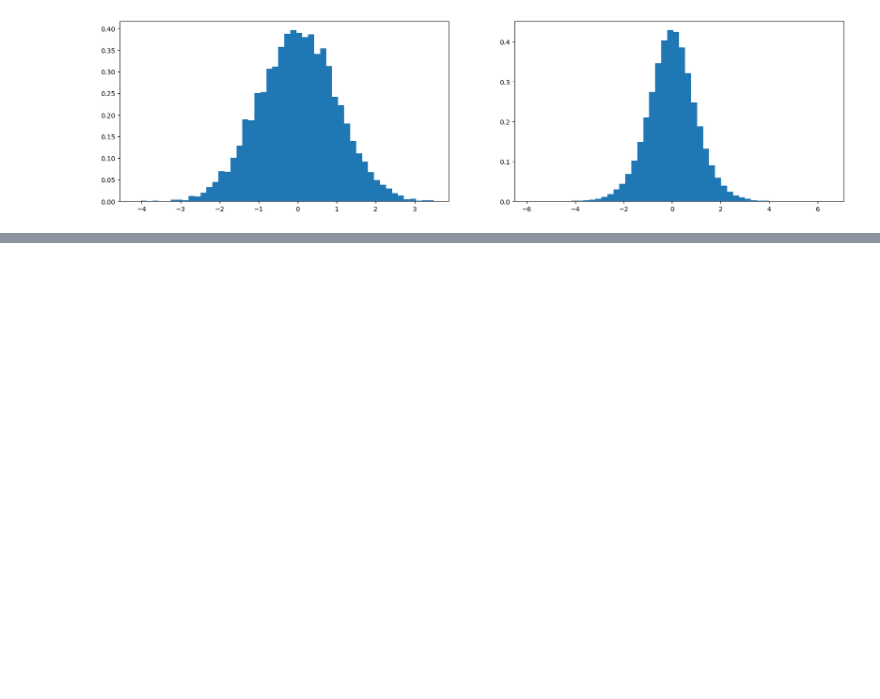
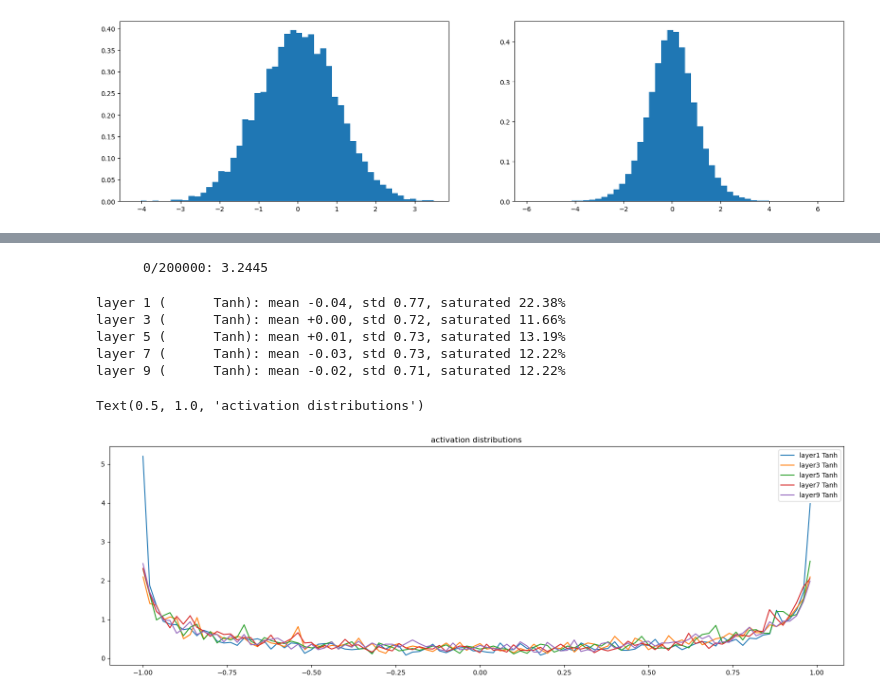
Before and after one commit to MaolinSun32/nn-zero-to-hero-sml, a Jupyter notebook: notebooks/4-th.ipynb, the cells around one changed output, grey strips where cells are left out. Cells and saved outputs as stored; diff of their text form; code cells hidden in the pictures; blank space fills up the shorter version.

```diff
--- a/notebooks/4-th.ipynb
+++ b/notebooks/4-th.ipynb
@@ -408,0 +519,67 @@ tensor(-0.0020) tensor(1.0055)
+# %%
+# same optimization as last time
+max_steps = 200000
+batch_size = 32
+lossi = []
+ud=[]
+
+for i in range(max_steps):
+    # minibatch construct
+    ix = torch.randint(0, Xtr.shape[0], (batch_size,), generator=g)
+    Xb, Yb = Xtr[ix], Ytr[ix] # batch X,Y
+
+    # forward pass
+    emb = C[Xb] # embed the characters into vectors, (batch_size, block_size, n_embd)
+    x = emb.view(emb.shape[0], -1) # concatenate the vectors, (batch_size, block_size*n_embd)
+    for layer in layers:
+        x = layer(x)
+    loss=F.cross_entropy(x, Yb) # loss function
+
+    # backward pass
+    for layer in layers:
+        layer.out.retain_grad() # retain intermediate activations for backward pass
+    for p in parameters:
+        p.grad = None
+    loss.backward()
+
+    # update
+    lr = 0.1 if i < 100000 else 0.01 # learning rate decay
+    for p in parameters:
+        p.data += -lr * p.grad
+
+    # track stats
+    if i % 10000 == 0:
+        print(f'{i:7d}/{max_steps}: {loss.item():.4f}')
+    lossi.append(loss.item())
+
+    with torch.no_grad():
+        ud.append([lr*p.grad.std()/p.data.std().log10().item() for p in parameters])
+
+    if i>1000:
+        break
+# %% [output]
+      0/200000: 3.2445
+# %%
+# visualize histograms
+plt.figure(figsize=(20,6))
+legend = []
+
+for i, layer in enumerate(layers[:-1]):
+    if isinstance(layer, Tanh):
+        t=layer.out
+        print('layer %d (%10s): mean %+.2f, std %.2f, saturated %.2f%%' % (
+            i, layer.__class__.__name__, t.mean(), t.std(), (t.abs()>0.97).float().mean()*100
+        ))
+        hy, hx = torch.histogram(t, density=True)
+        plt.plot(hx[:-1].detach(), hy.detach())
+        legend.append(f'layer{i} {layer.__class__.__name__}')
+plt.legend(legend)
+plt.title('activation distributions')
+# %% [output]
+layer 1 (      Tanh): mean -0.04, std 0.77, saturated 22.38%
+layer 3 (      Tanh): mean +0.00, std 0.72, saturated 11.66%
+layer 5 (      Tanh): mean +0.01, std 0.73, saturated 13.19%
+layer 7 (      Tanh): mean -0.03, std 0.73, saturated 12.22%
+layer 9 (      Tanh): mean -0.02, std 0.71, saturated 12.22%
+Text(0.5, 1.0, 'activation distributions')
+[figure, added]
```
Also changed, not shown: parts of 5 cells of this notebook.
